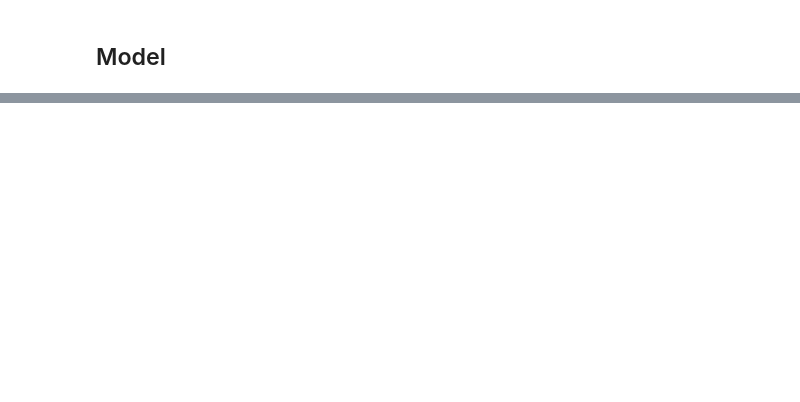
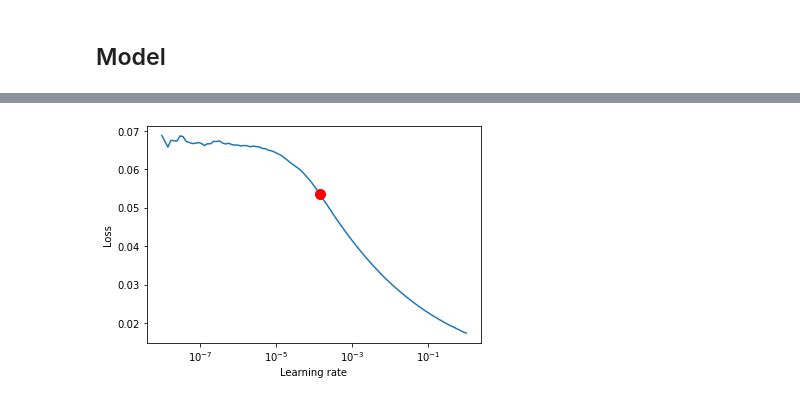
Before and after one commit to giwankim/precipitation-nowcasting, a Jupyter notebook: notebooks/02-rainnet.ipynb, the cells around one changed output, grey strips where cells are left out. Saved outputs shown, nothing was run; the diff lists cells and outputs as text; code cells hidden in the pictures; blank space fills up the shorter version.

```diff
--- a/notebooks/02-rainnet.ipynb
+++ b/notebooks/02-rainnet.ipynb
@@ -262,8 +274,0 @@ torch.Size([3, 64, 128, 128])
-# %%
-class LogCoshLoss(torch.nn.Module):
-    def __init__(self):
-        super().__init__()
-
-    def forward(self, inp, targ, epsilon=1e-12):
-        e = inp - targ
-        return torch.mean(torch.log(torch.cosh(e + episilon)))
@@ -500,0 +364,3 @@ torch.Size([3, 1, 128, 128])
+# %%
+datamodule = NowcastingDataModule(df, fold=0, batch_size=64)
+datamodule.setup()
@@ -501,2 +369,9 @@ torch.Size([3, 1, 128, 128])
 # %%
-trainer = pl.Trainer(gpus=1, max_epochs=3, progress_bar_refresh_rate=20)
+trainer = pl.Trainer(
+    gpus=1,
+    max_epochs=40,
+    precision=16,
+    progress_bar_refresh_rate=50,
+    #     fast_dev_run=True,
+    benchmark=True,
+)
@@ -502,0 +386,2 @@ trainer = pl.Trainer(gpus=1, max_epochs=3, progress_bar_refresh_rate=20)
+# %%
+lr_finder = trainer.tuner.lr_find(model, datamodule)
@@ -502,0 +399,4 @@ trainer = pl.Trainer(gpus=1, max_epochs=3, progress_bar_refresh_rate=20)
+# %%
+fig = lr_finder.plot(suggest=True)
+# %% [output]
+[figure, added]
```
Also changed, not shown: parts of 46 cells of this notebook.
